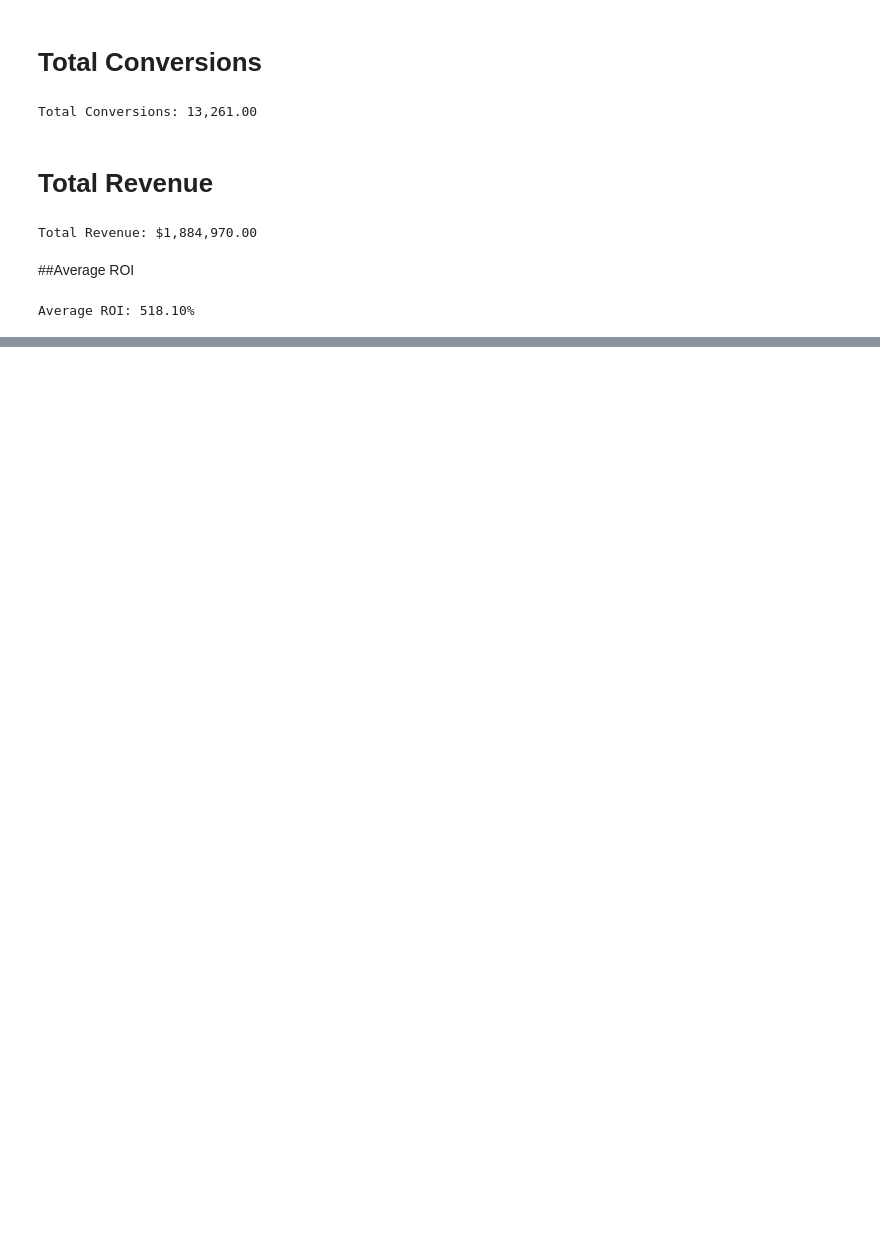
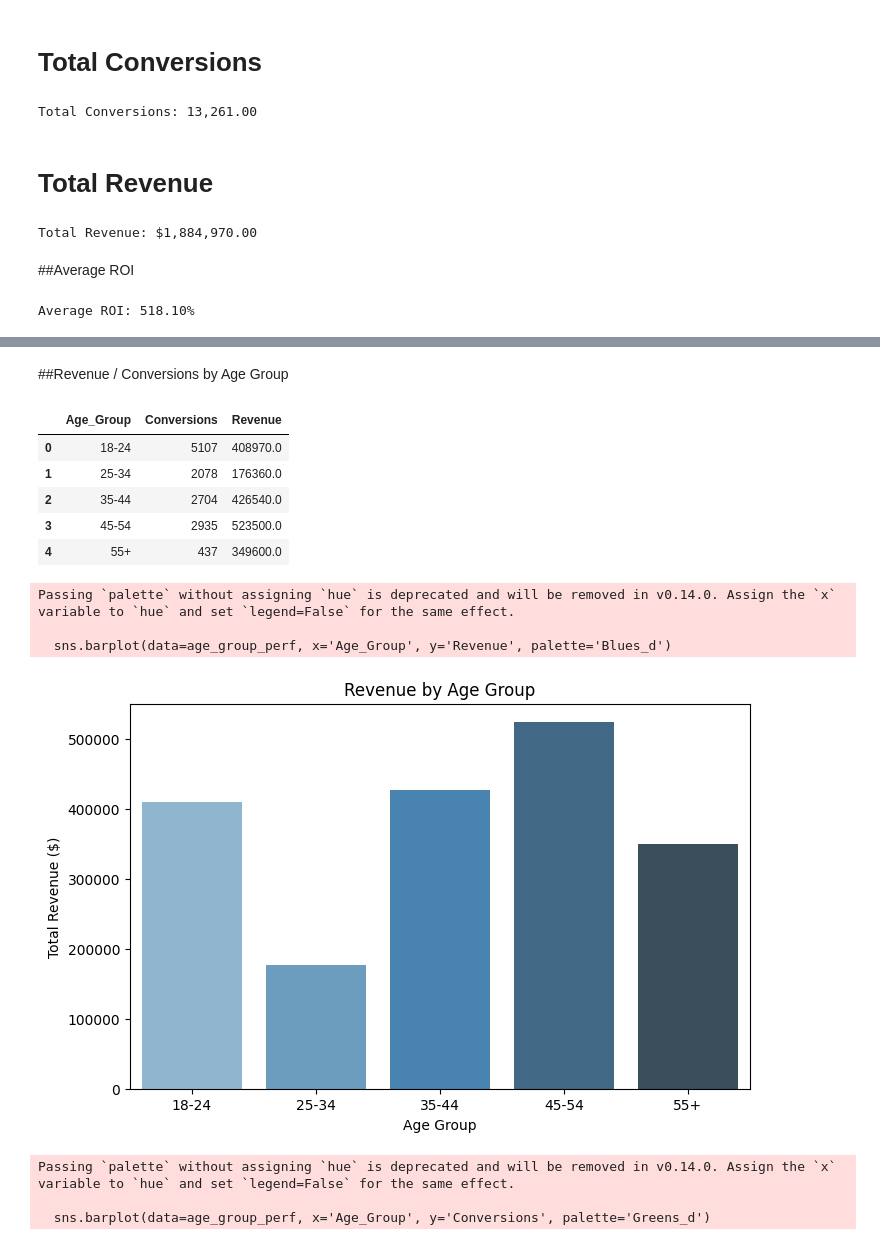
Before and after one commit to Mainabryan/Marketing-ROI-prediction, a Jupyter notebook: Digital_marketing.ipynb, the cells around one changed output, grey strips where cells are left out. Cells and saved outputs as stored; diff of their text form; code cells hidden in the pictures; blank space fills up the shorter version.

```diff
--- a/Digital_marketing.ipynb
+++ b/Digital_marketing.ipynb
@@ -121,0 +298,49 @@ Average ROI: 518.10%
+# %% [markdown]
+##Revenue / Conversions by Age Group
+# %%
+import pandas as pd
+import matplotlib.pyplot as plt
+import seaborn as sns
+
+# Make sure Spend, Revenue, Conversions are numeric
+for col in ['Spend', 'Revenue', 'Conversions']:
+    df[col] = pd.to_numeric(df[col], errors='coerce').fillna(0)
+
+# Group by Age_Group
+age_group_perf = df.groupby('Age_Group').agg({
+    'Conversions': 'sum',
+    'Revenue': 'sum'
+}).reset_index()
+
+# Display table
+display(age_group_perf)
+
+# Plot Revenue by Age Group
+plt.figure(figsize=(8,5))
+sns.barplot(data=age_group_perf, x='Age_Group', y='Revenue', palette='Blues_d')
+plt.title('Revenue by Age Group')
+plt.ylabel('Total Revenue ($)')
+plt.xlabel('Age Group')
+plt.show()
+
+# Optional: Conversions plot
+plt.figure(figsize=(8,5))
+sns.barplot(data=age_group_perf, x='Age_Group', y='Conversions', palette='Greens_d')
+plt.title('Conversions by Age Group')
+plt.ylabel('Total Conversions')
+plt.xlabel('Age Group')
+plt.show()
+# %% [output]
+|  | Age_Group | Conversions | Revenue |
+| 0 | 18-24 | 5107 | 408970.0 |
+| 1 | 25-34 | 2078 | 176360.0 |
+| 2 | 35-44 | 2704 | 426540.0 |
+| 3 | 45-54 | 2935 | 523500.0 |
+| 4 | 55+ | 437 | 349600.0 |
+Passing `palette` without assigning `hue` is deprecated and will be removed in v0.14.0. Assign the `x` variable to `hue` and set `legend=False` for the same effect.
+
+  sns.barplot(data=age_group_perf, x='Age_Group', y='Revenue', palette='Blues_d')
+[figure, added]
+Passing `palette` without assigning `hue` is deprecated and will be removed in v0.14.0. Assign the `x` variable to `hue` and set `legend=False` for the same effect.
+
+  sns.barplot(data=age_group_perf, x='Age_Group', y='Conversions', palette='Greens_d')
```
Also changed, not shown: parts of 26 cells of this notebook.
